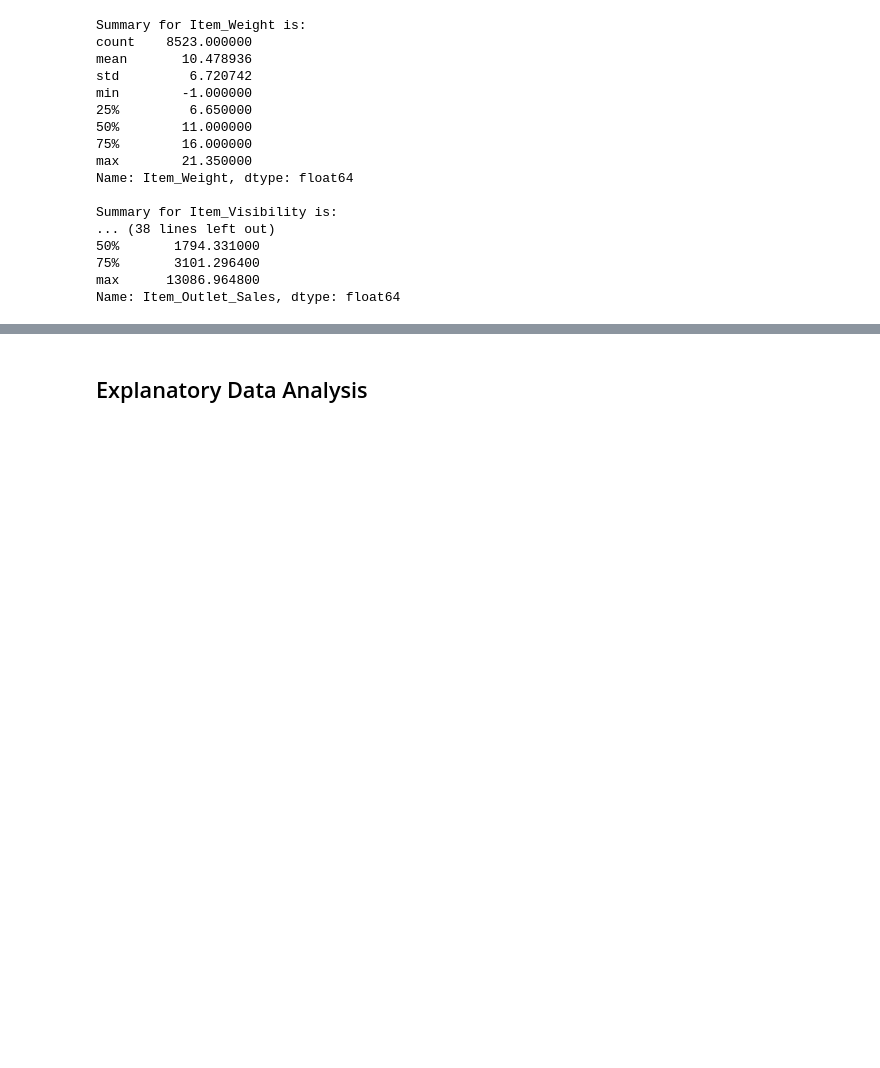
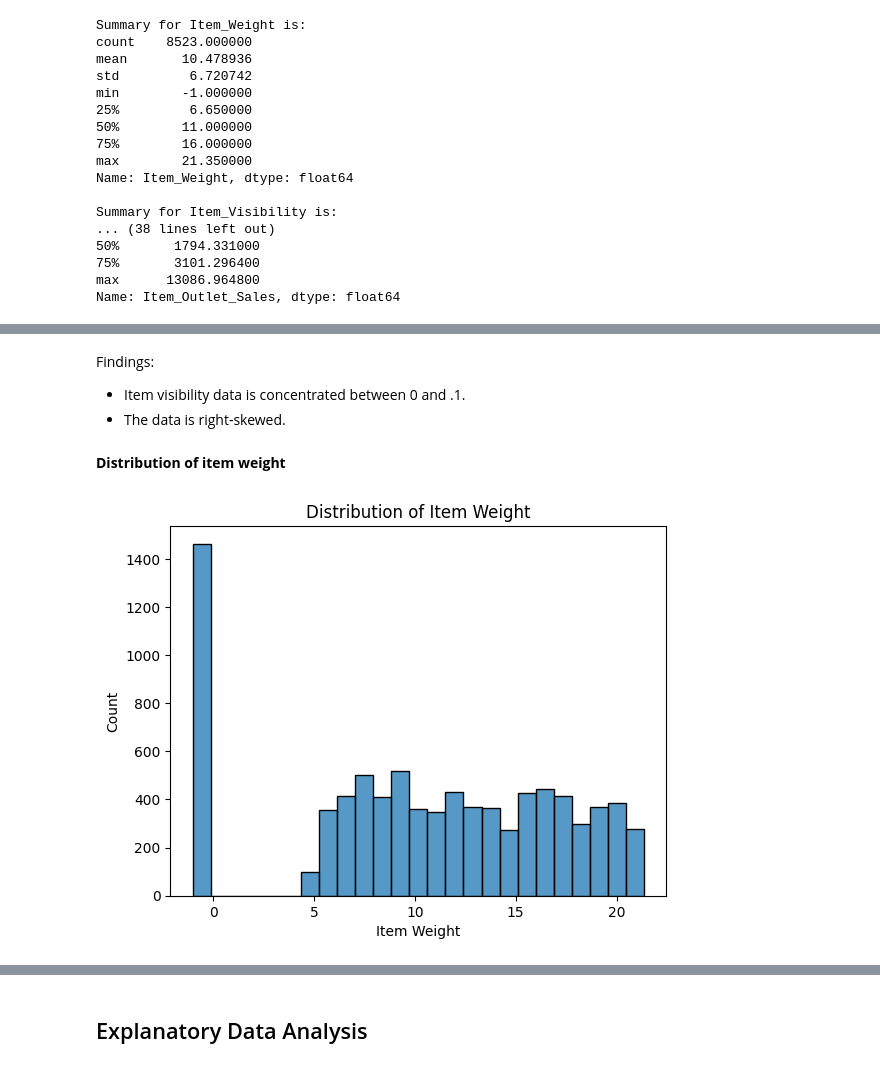
Before and after one commit to paulf35/cd-ds-productsalespredictions, a Jupyter notebook: CD_Paul_Foy_Core_ProductSalesPredictions.ipynb, the cells around one changed output, grey strips where cells are left out. Saved outputs shown, nothing was run; the diff lists cells and outputs as text; code cells hidden in the pictures; blank space fills up the shorter version.

```diff
--- a/CD_Paul_Foy_Core_ProductSalesPredictions.ipynb
+++ b/CD_Paul_Foy_Core_ProductSalesPredictions.ipynb
@@ -320,0 +370,18 @@ Name: Item_Outlet_Sales, dtype: float64
+# %% [markdown]
+Findings:
+- Item visibility data is concentrated between 0 and .1.
+- The data is right-skewed.
+# %% [markdown]
+**Distribution of item weight**
+# %%
+# Create historgram for 'Item_Weight'
+ax = sns.histplot(data=df_psales, x='Item_Weight')
+
+## Set the Title
+ax.set_title('Distribution of Item Weight')
+## Set the X axis label
+ax.set_xlabel('Item Weight')
+## Set the Y axis label
+ax.set_ylabel('Count');
+# %% [output]
+[figure, added]
```
Also changed, not shown: parts of 22 cells of this notebook.
